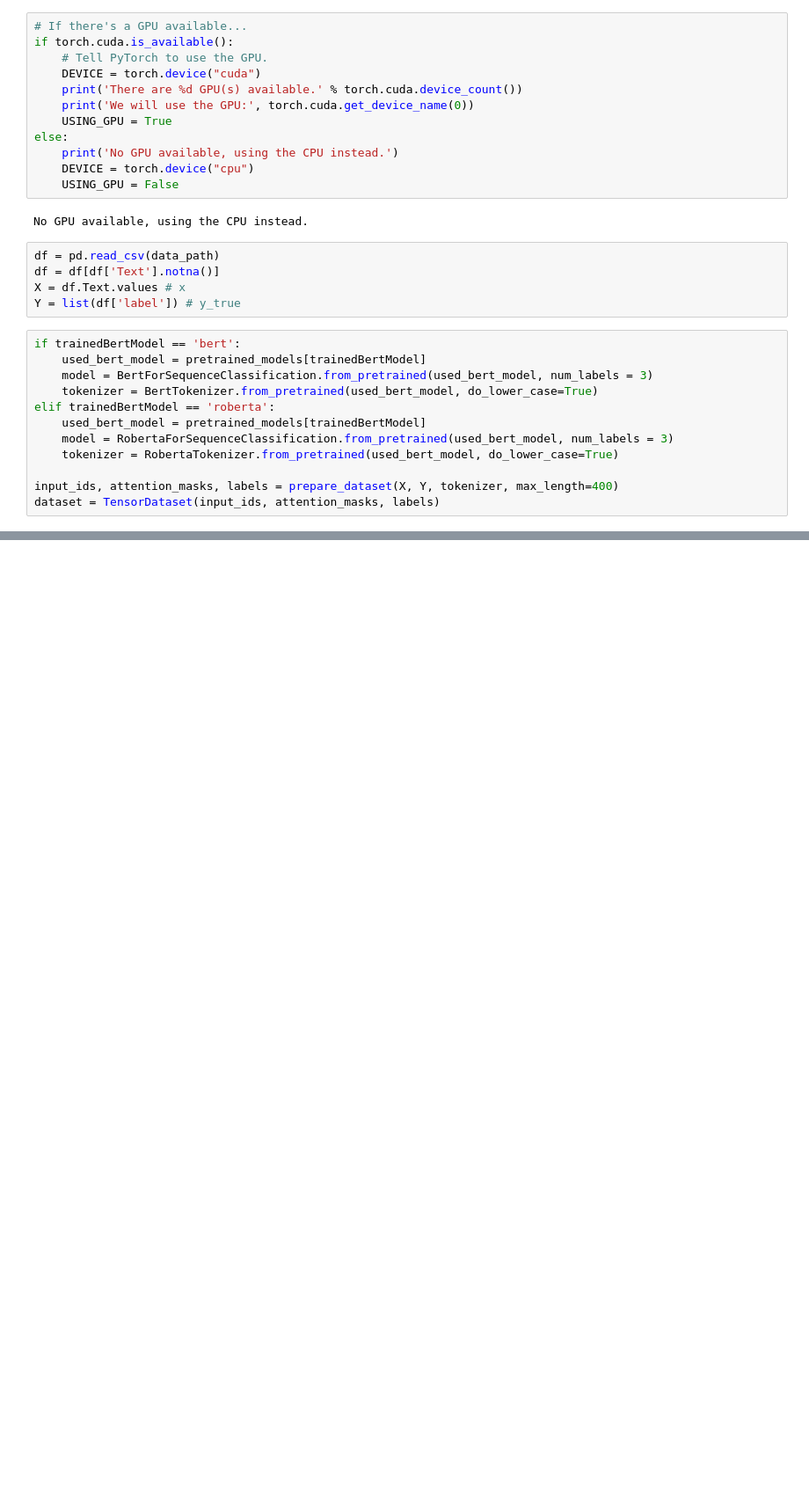
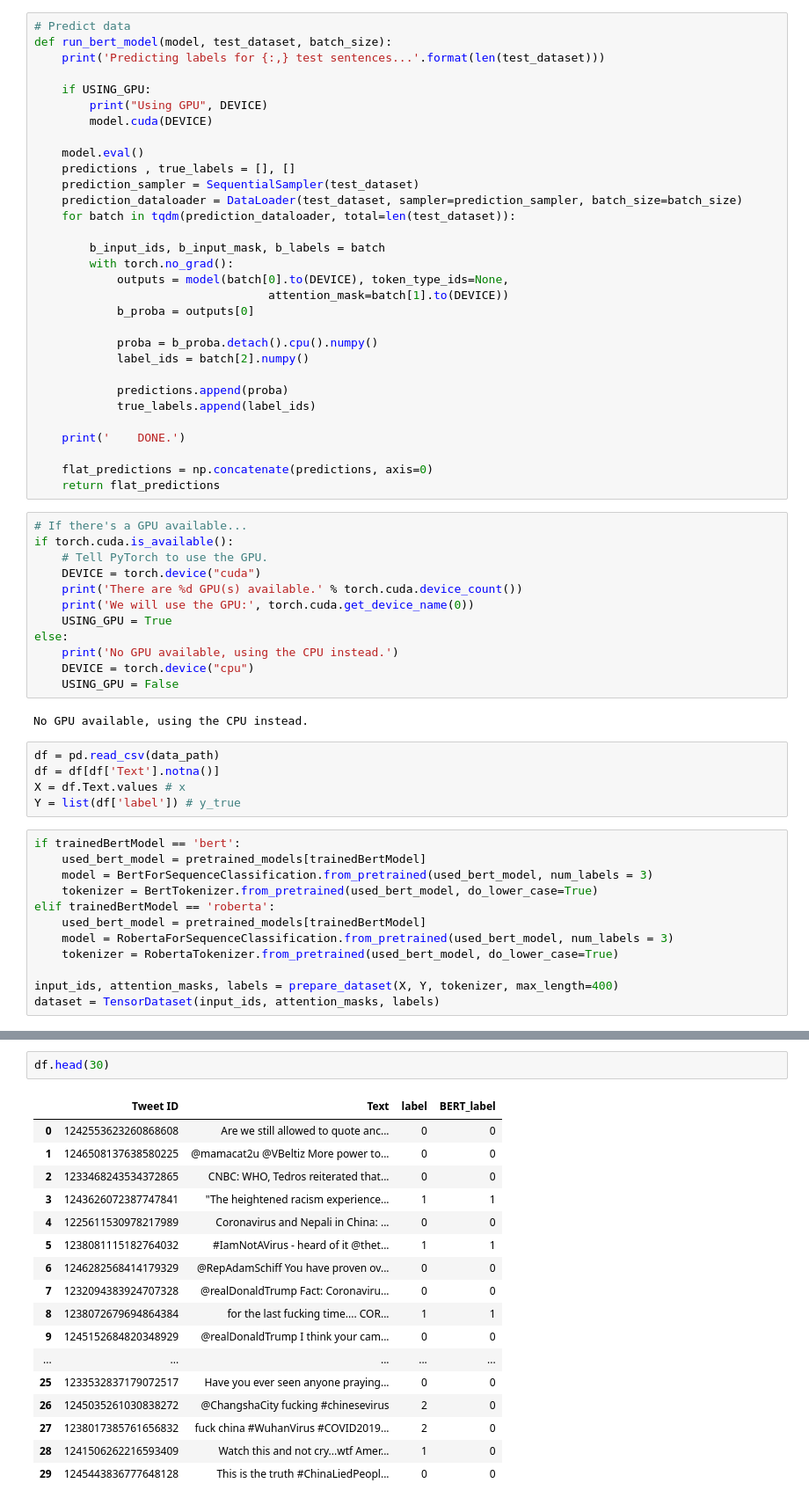
Before and after one commit to janny5005/2023capstone, a Jupyter notebook: script/SequenceClassification.ipynb, the cells around one changed output, grey strips where cells are left out. Shown: that part at 88% size. Saved outputs shown, nothing was run; the diff lists cells and outputs as text; blank space fills up the shorter version.

```diff
--- a/script/SequenceClassification.ipynb
+++ b/script/SequenceClassification.ipynb
@@ -242,6 +277,37 @@ def train_bert_model(model, dataset, Y, batch_size, epochs=3, learning_rate=1e-5
             print('======== Epoch {:} / {:} ========'.format(epoch_i + 1, epochs))
             train(fold, model, DEVICE, trainloader, optimizer, scheduler, epochs)
             test(fold, model, DEVICE, testloader, test_data_len)
+# %%
+# Predict data
+def run_bert_model(model, test_dataset, batch_size):
+    print('Predicting labels for {:,} test sentences...'.format(len(test_dataset)))
+
+    if USING_GPU:
+        print("Using GPU", DEVICE)
+        model.cuda(DEVICE)
+
+    model.eval()
+    predictions , true_labels = [], []
+    prediction_sampler = SequentialSampler(test_dataset)
+    prediction_dataloader = DataLoader(test_dataset, sampler=prediction_sampler, batch_size=batch_size)
+    for batch in tqdm(prediction_dataloader, total=len(test_dataset)):
+
+        b_input_ids, b_input_mask, b_labels = batch
+        with torch.no_grad():
+            outputs = model(batch[0].to(DEVICE), token_type_ids=None,
+                                  attention_mask=batch[1].to(DEVICE))
+            b_proba = outputs[0]
+
+            proba = b_proba.detach().cpu().numpy()
+            label_ids = batch[2].numpy()
+
+            predictions.append(proba)
+            true_labels.append(label_ids)
+
+    print('    DONE.')
+
+    flat_predictions = np.concatenate(predictions, axis=0)
+    return flat_predictions
 # %%
 # If there's a GPU available...
 if torch.cuda.is_available():
@@ -389,0 +557,20 @@ Y
+# %%
+df.head(30)
+# %% [output]
+|  | Tweet ID | Text | label | BERT_label |
+| 0 | 1242553623260868608 | Are we still allowed to quote anc... | 0 | 0 |
+| 1 | 1246508137638580225 | @mamacat2u @VBeltiz More power to... | 0 | 0 |
+| 2 | 1233468243534372865 | CNBC: WHO, Tedros reiterated that... | 0 | 0 |
+| 3 | 1243626072387747841 | "The heightened racism experience... | 1 | 1 |
+| 4 | 1225611530978217989 | Coronavirus and Nepali in China: ... | 0 | 0 |
+| 5 | 1238081115182764032 | #IamNotAVirus - heard of it @thet... | 1 | 1 |
+| 6 | 1246282568414179329 | @RepAdamSchiff You have proven ov... | 0 | 0 |
+| 7 | 1232094383924707328 | @realDonaldTrump Fact: Coronaviru... | 0 | 0 |
+| 8 | 1238072679694864384 | for the last fucking time.... COR... | 1 | 1 |
+| 9 | 1245152684820348929 | @realDonaldTrump I think your cam... | 0 | 0 |
+| ... | ... | ... | ... | ... |
+| 25 | 1233532837179072517 | Have you ever seen anyone praying... | 0 | 0 |
+| 26 | 1245035261030838272 | @ChangshaCity fucking #chinesevirus | 2 | 0 |
+| 27 | 1238017385761656832 | fuck china #WuhanVirus #COVID2019... | 2 | 0 |
+| 28 | 1241506262216593409 | Watch this and not cry...wtf Amer... | 1 | 0 |
+| 29 | 1245443836777648128 | This is the truth #ChinaLiedPeopl... | 0 | 0 |
```
Also changed, not shown: parts of 17 cells of this notebook.
